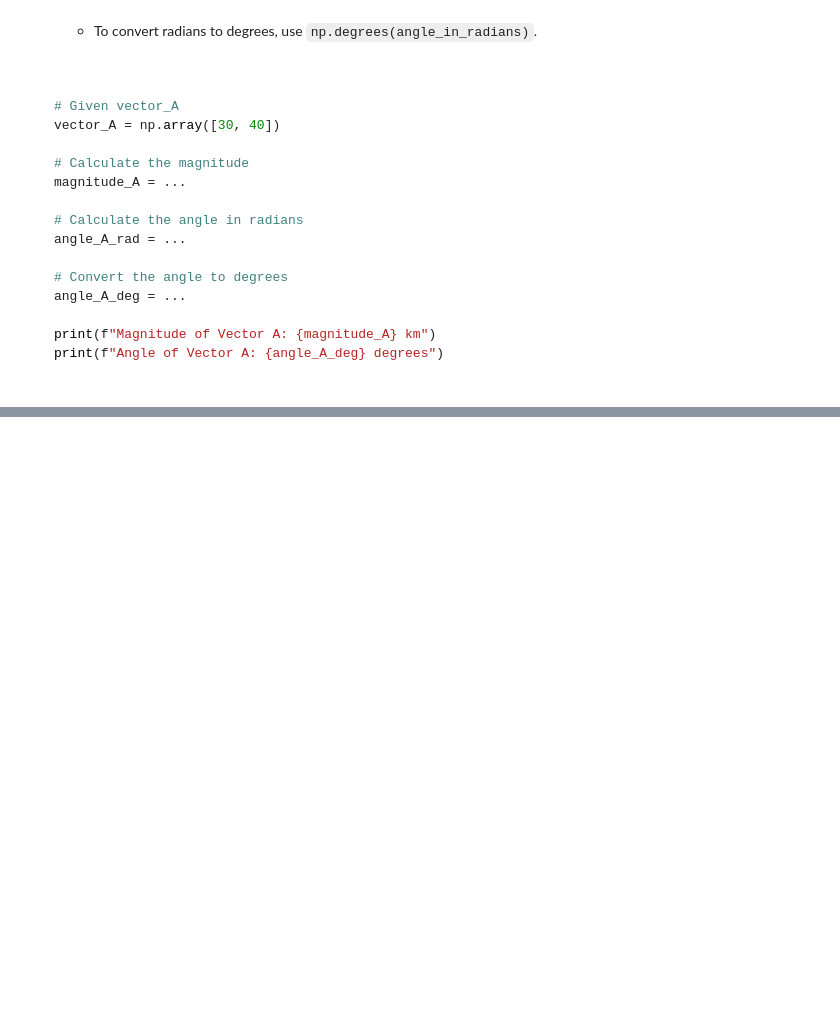
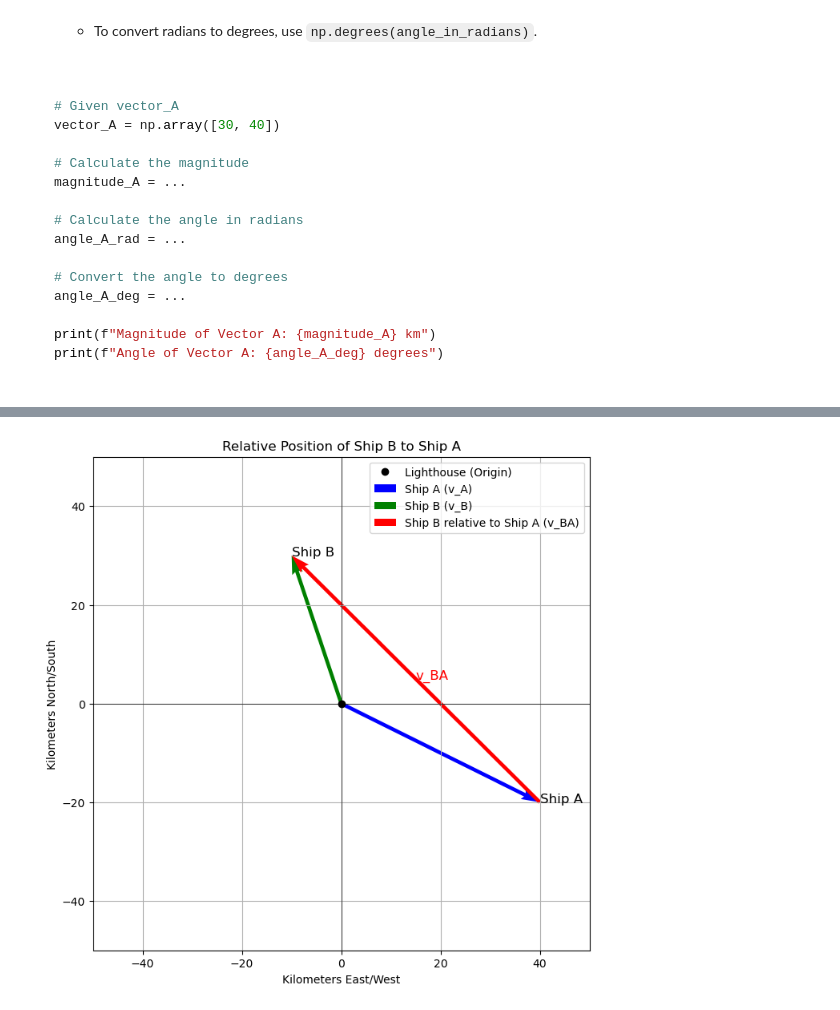
Before and after one commit to rasnarim/PhyPy, a Jupyter notebook: VectorVoyage.ipynb, the cells around one changed output, grey strips where cells are left out. Drawn from its saved outputs; the diff is of its cells as text; code cells hidden in the pictures; blank space fills up the shorter version.

Commit message:
Add vectro sum and sub, plus visualiztion

```diff
--- a/VectorVoyage.ipynb
+++ b/VectorVoyage.ipynb
@@ -181,0 +293,48 @@ print(f"Angle of Vector A: {angle_A_deg} degrees")
+# %%
+
+import matplotlib.pyplot as plt
+
+# Given vectors for the ships' positions relative to the lighthouse
+v_A = np.array([40, -20])  # Ship A: 40 km east, 20 km south
+v_B = np.array([-10, 30])  # Ship B: 10 km west, 30 km north
+
+# Calculate the position of Ship B relative to Ship A
+v_BA = v_B - v_A
+
+# Set up the plot
+plt.figure(figsize=(8, 8))
+plt.axhline(0, color='black', linewidth=0.5)
+plt.axvline(0, color='black', linewidth=0.5)
+plt.grid(True)
+
+# Plotting the lighthouse (origin)
+plt.plot(0, 0, 'ko', label="Lighthouse (Origin)")
+
+# Plotting Ship A
+plt.quiver(0, 0, v_A[0], v_A[1], angles='xy', scale_units='xy', scale=1, color='blue', label='Ship A (v_A)')
+plt.text(v_A[0], v_A[1], 'Ship A', fontsize=12, ha='left')
+
+# Plotting Ship B
+plt.quiver(0, 0, v_B[0], v_B[1], angles='xy', scale_units='xy', scale=1, color='green', label='Ship B (v_B)')
+plt.text(v_B[0], v_B[1], 'Ship B', fontsize=12, ha='left')
+
+# Plotting the vector from Ship A to Ship B (relative position)
+plt.quiver(v_A[0], v_A[1], v_BA[0], v_BA[1], angles='xy', scale_units='xy', scale=1, color='red', label='Ship B relative to Ship A (v_BA)')
+plt.text(v_A[0] + v_BA[0] / 2, v_A[1] + v_BA[1] / 2, 'v_BA', fontsize=12, ha='left', color='red')
+
+# Set plot limits
+plt.xlim(-50, 50)
+plt.ylim(-50, 50)
+
+# Labels and title
+plt.xlabel('Kilometers East/West')
+plt.ylabel('Kilometers North/South')
+plt.title('Relative Position of Ship B to Ship A')
+
+# Show legend
+plt.legend()
+
+# Show the plot
+plt.show()
+# %% [output]
+[figure, added]
```
Also changed, not shown: parts of 3 cells of this notebook.
